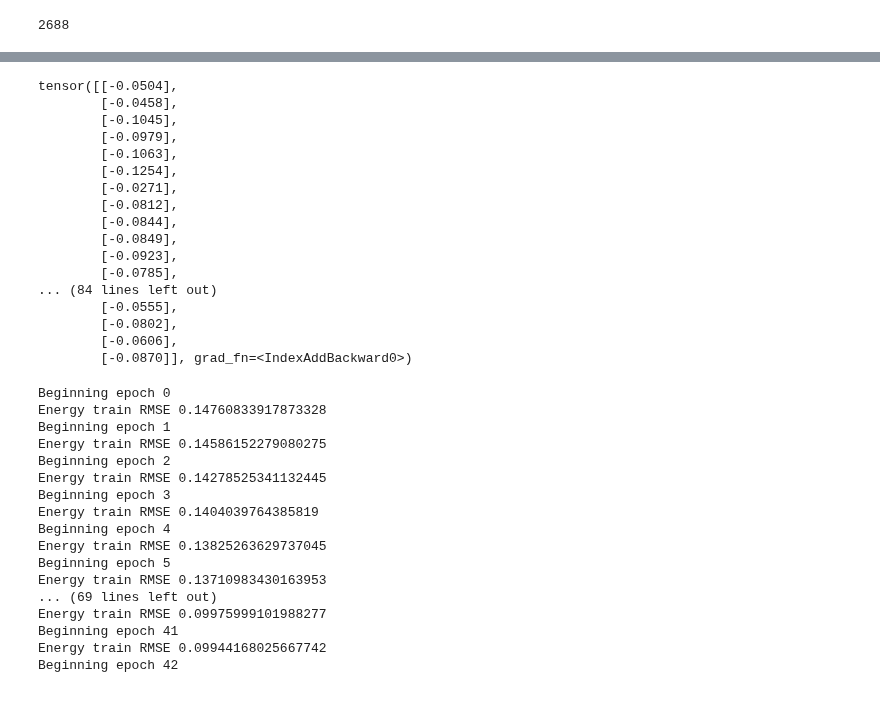
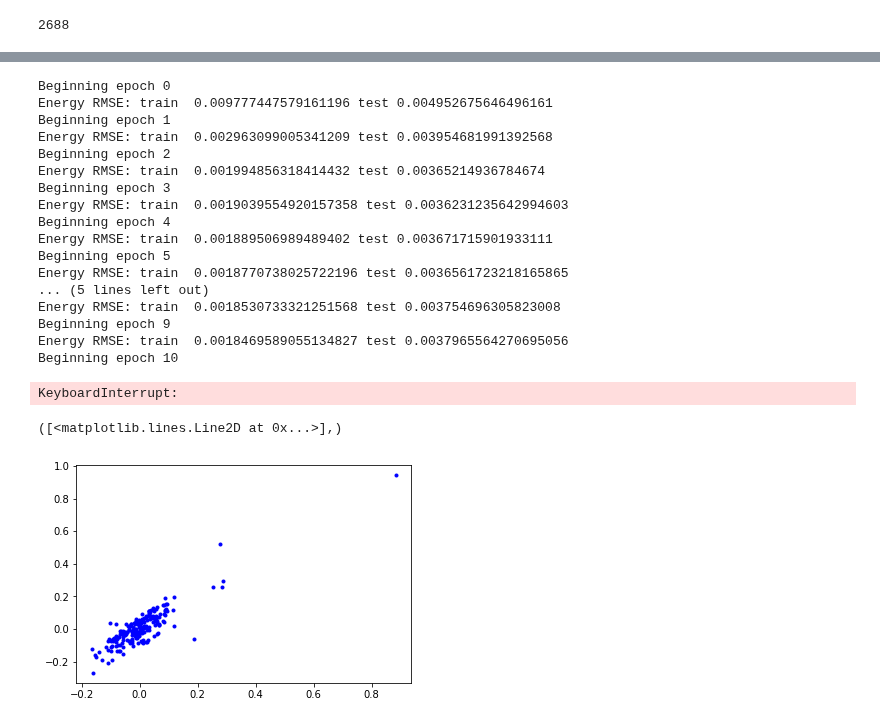
Before and after one commit to lab-cosmo/equistore-examples, a Jupyter notebook: three-center_mc.ipynb, the cells around one changed output, grey strips where cells are left out. Saved outputs shown, nothing was run; the diff lists cells and outputs as text; code cells hidden in the pictures.

```diff
--- a/three-center_mc.ipynb
+++ b/three-center_mc.ipynb
@@ -27,10 +27,9 @@ import tqdm.notebook as tqdm
 # %%
 from utils.mp_utils import *
 # %%
-frames1 = ase.io.read("./data/random-methane-10k.extxyz",":100")
+frames = ase.io.read("./data/random-methane-10k.extxyz",":1000")
 # frames2 = ase.io.read("mp_equistore/data/hamiltonian/ethanol-hamiltonian/ethanol_4500.xyz",":1")
 # frames3= [ase.build.molecule('NH3')]
-frames = frames1#+frames2+frames3#+frames2
 for f in frames:
     f.cell = [100,100,100]
     f.positions += 50
@@ -257,7 +202,9 @@ class NNTriple(torch.nn.ModuleDict):
                 energy += self[str((a,b,c))].forward(block)
         return energy
 # %%
-rhoii1i2_nu1_torch = move_and_compress(rhoii1i2_nu1, 1e7*eve[:,:200]) # also makes these sizable
+ntrain = 800
+rhoii1i2_nu1_train = move_and_compress(rhoii1i2_nu1, 1e7*eve[:,:200], np.arange(0,ntrain)) # also makes the features "large enough" (otherwise it looks like the NN freaks out)
+rhoii1i2_nu1_test = move_and_compress(rhoii1i2_nu1, 1e7*eve[:,:200], np.arange(ntrain,len(frames)))
 # %%
 mymodel = NNTriple([1,6])
 # %%
@@ -265,23 +212,3 @@ mymodel.initialize_model_weights(rhoii1i2_nu1_torch, seed=12345)
-# %%
-mymodel(rhoii1i2_nu1_torch)
-# %% [output]
-tensor([[-0.0504],
-        [-0.0458],
-        [-0.1045],
-        [-0.0979],
-        [-0.1063],
-        [-0.1254],
-        [-0.0271],
-        [-0.0812],
-        [-0.0844],
-        [-0.0849],
-        [-0.0923],
-        [-0.0785],
-... (84 lines left out)
-        [-0.0555],
-        [-0.0802],
-        [-0.0606],
-        [-0.0870]], grad_fn=<IndexAddBackward0>)
 # %%
 optimizer = torch.optim.LBFGS(
         mymodel.parameters(),
@@ -302,29 +229,38 @@ for epoch in range(0, n_epochs):
         optimizer.zero_grad()
         loss = torch.zeros(size=(1,), device=device)
 
-        predicted = mymodel(rhoii1i2_nu1_torch)
-        loss += loss_mse(predicted, energies)
+        predicted = mymodel(rhoii1i2_nu1_train)
+        loss += loss_mse(predicted, energies[:ntrain])
 
         loss.backward(retain_graph=False)
         return loss
 
     loss = optimizer.step(single_step)
-    print("Energy train RMSE", np.sqrt(loss.detach().numpy().flatten()[0]) )
+    predicted = mymodel(rhoii1i2_nu1_test)
+
+    print("Energy RMSE: train ", np.sqrt(loss.detach().numpy().flatten()[0])/ntrain,
+         "test", np.sqrt(loss_mse(predicted, energies[ntrain:]).detach().numpy().flatten()[0])/(len(frames) - ntrain) )
 # %% [output]
 Beginning epoch 0
-Energy train RMSE 0.14760833917873328
+Energy RMSE: train  0.009777447579161196 test 0.004952675646496161
 Beginning epoch 1
-Energy train RMSE 0.14586152279080275
+Energy RMSE: train  0.002963099005341209 test 0.003954681991392568
 Beginning epoch 2
-Energy train RMSE 0.14278525341132445
+Energy RMSE: train  0.001994856318414432 test 0.00365214936784674
 Beginning epoch 3
-Energy train RMSE 0.1404039764385819
+Energy RMSE: train  0.0019039554920157358 test 0.0036231235642994603
 Beginning epoch 4
-Energy train RMSE 0.13825263629737045
+Energy RMSE: train  0.001889506989489402 test 0.003671715901933111
 Beginning epoch 5
-Energy train RMSE 0.13710983430163953
-... (69 lines left out)
-Energy train RMSE 0.09975999101988277
-Beginning epoch 41
-Energy train RMSE 0.09944168025667742
-Beginning epoch 42
+Energy RMSE: train  0.0018770738025722196 test 0.0036561723218165865
+... (5 lines left out)
+Energy RMSE: train  0.0018530733321251568 test 0.003754696305823008
+Beginning epoch 9
+Energy RMSE: train  0.0018469589055134827 test 0.0037965564270695056
+Beginning epoch 10
+KeyboardInterrupt:
+# %%
+plt.plot(predicted.detach().numpy(), energies[ntrain:], 'b.'),
+# %% [output]
+([<matplotlib.lines.Line2D at 0x...>],)
+[figure, added]
```
Also changed, not shown: parts of 6 cells of this notebook.
